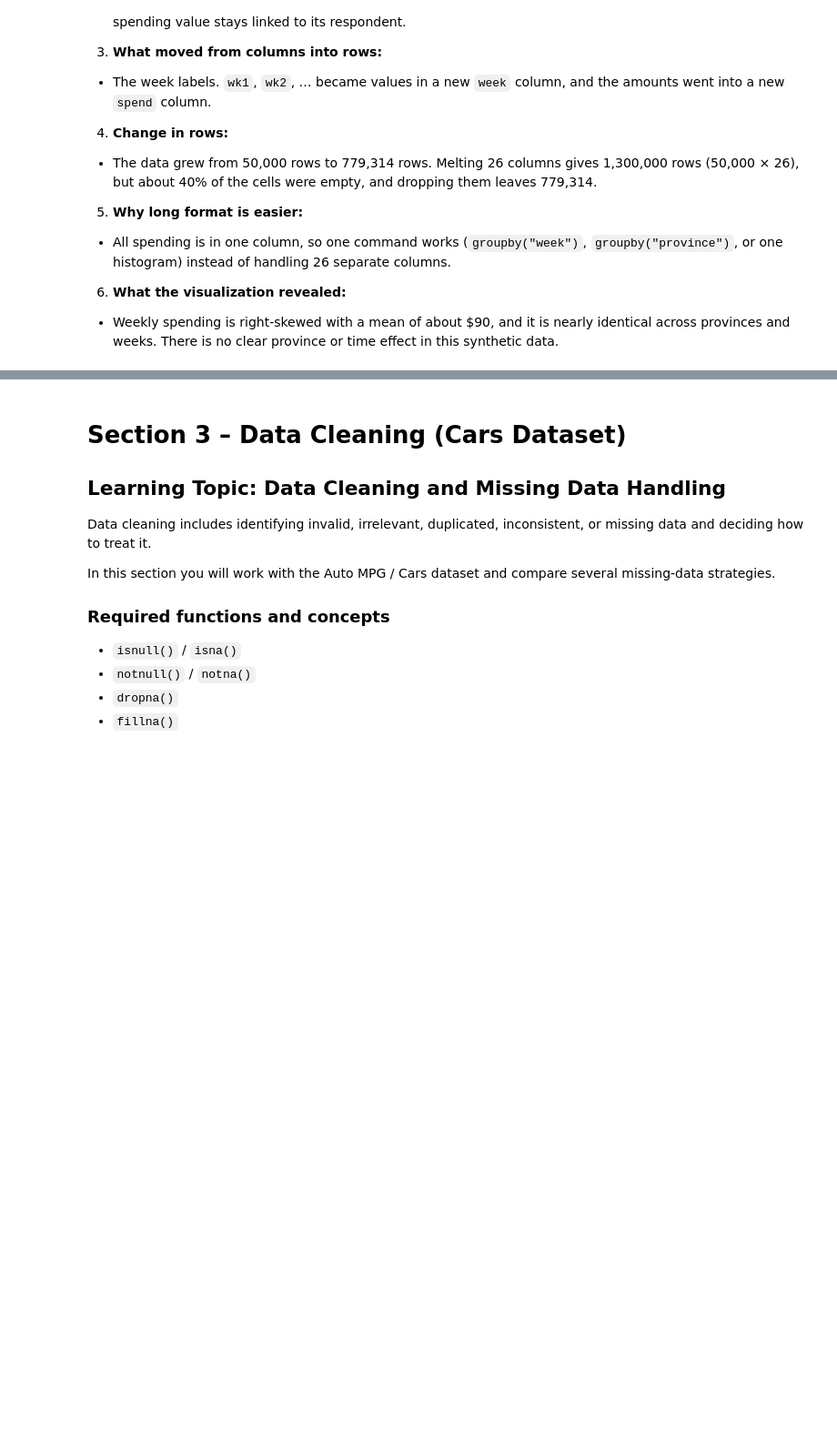
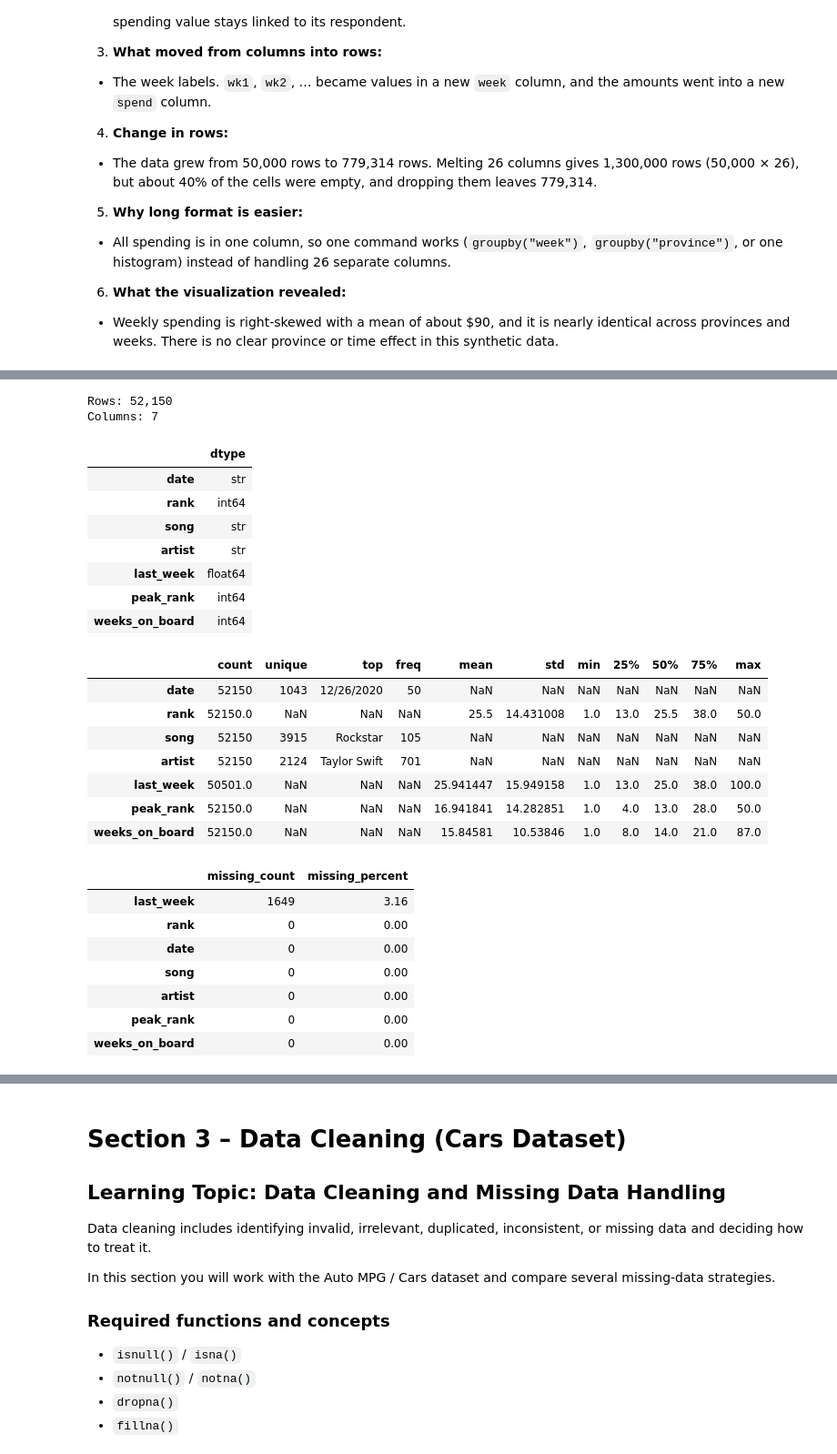
Before and after one commit to AlamirConestoga/Tidying_Cleaning_Imputation_Outlier_Detection, a Jupyter notebook: week5Lab_Students.ipynb, the cells around one changed output, grey strips where cells are left out. Shown at 91% size. Saved outputs shown, nothing was run; the diff lists cells and outputs as text; code cells hidden in the pictures; blank space fills up the shorter version.

```diff
--- a/week5Lab_Students.ipynb
+++ b/week5Lab_Students.ipynb
@@ -569,0 +411,11 @@ Answer all questions:
+# %%
+from pathlib import Path
+import re
+import urllib.request
+import pandas as pd
+import numpy as np
+import matplotlib.pyplot as plt
+
+
+billboard_raw = pd.read_csv("./data/billboard.csv", encoding="unicode_escape")
+print("Raw shape:", billboard_raw.shape)
@@ -569,0 +455,12 @@ Answer all questions:
+# %%
+billboard = billboard_raw.copy()
+
+def standardize_column_name(column):
+    column = str(column).strip().lower()
+    column = re.sub(r"[^a-z0-9]+", "_", column)
+    return column.strip("_")
+
+billboard.columns = [standardize_column_name(c) for c in billboard.columns]
+
+print("Standardized columns:", billboard.columns.tolist())
+display(billboard.head())
@@ -569,0 +479,40 @@ Answer all questions:
+# %%
+print(f"Rows: {len(billboard):,}")
+print(f"Columns: {billboard.shape[1]:,}")
+display(billboard.dtypes.to_frame("dtype"))
+display(billboard.describe(include="all").T)
+missing_summary = (
+    billboard.isna().sum()
+    .rename("missing_count")
+    .to_frame()
+    .assign(missing_percent=lambda x: (x["missing_count"] / len(billboard) * 100).round(2))
+    .sort_values("missing_count", ascending=False)
+)
+display(missing_summary)
+# %% [output]
+Rows: 52,150
+Columns: 7
+|  | dtype |
+| date | str |
+| rank | int64 |
+| song | str |
+| artist | str |
+| last_week | float64 |
+| peak_rank | int64 |
+| weeks_on_board | int64 |
+|  | count | unique | top | freq | mean | std | min | 25% | 50% | 75% | max |
+| date | 52150 | 1043 | 12/26/2020 | 50 | NaN | NaN | NaN | NaN | NaN | NaN | NaN |
+| rank | 52150.0 | NaN | NaN | NaN | 25.5 | 14.431008 | 1.0 | 13.0 | 25.5 | 38.0 | 50.0 |
+| song | 52150 | 3915 | Rockstar | 105 | NaN | NaN | NaN | NaN | NaN | NaN | NaN |
+| artist | 52150 | 2124 | Taylor Swift | 701 | NaN | NaN | NaN | NaN | NaN | NaN | NaN |
+| last_week | 50501.0 | NaN | NaN | NaN | 25.941447 | 15.949158 | 1.0 | 13.0 | 25.0 | 38.0 | 100.0 |
+| peak_rank | 52150.0 | NaN | NaN | NaN | 16.941841 | 14.282851 | 1.0 | 4.0 | 13.0 | 28.0 | 50.0 |
+| weeks_on_board | 52150.0 | NaN | NaN | NaN | 15.84581 | 10.53846 | 1.0 | 8.0 | 14.0 | 21.0 | 87.0 |
+|  | missing_count | missing_percent |
+| last_week | 1649 | 3.16 |
+| rank | 0 | 0.00 |
+| date | 0 | 0.00 |
+| song | 0 | 0.00 |
+| artist | 0 | 0.00 |
+| peak_rank | 0 | 0.00 |
+| weeks_on_board | 0 | 0.00 |
```
Also changed, not shown: parts of 54 cells of this notebook, 1 other file.
